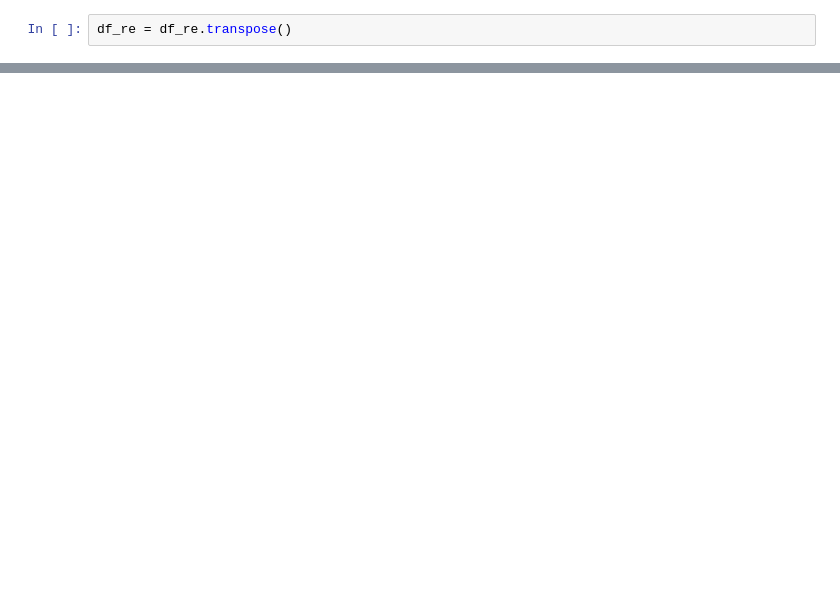
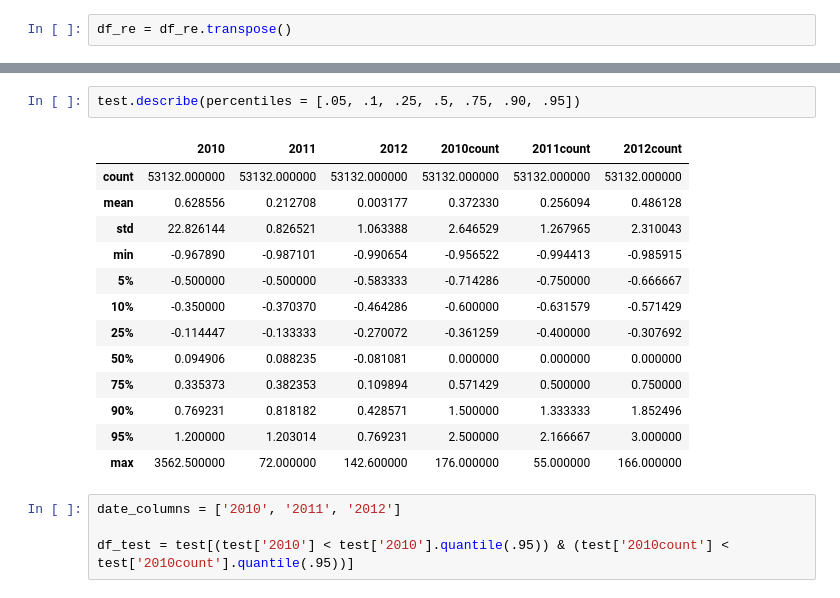
Before and after one commit to AmandaDoyle/BigDataTaxiFinalProject, a Jupyter notebook: Regression.ipynb, the cells around one changed output, grey strips where cells are left out. Drawn from its saved outputs; the diff is of its cells as text; blank space fills up the shorter version.

```diff
--- a/Regression.ipynb
+++ b/Regression.ipynb
@@ -47,0 +45,20 @@ IndexError: index 24 is out of bounds for size 24
+# %%
+test.describe(percentiles = [.05, .1, .25, .5, .75, .90, .95])
+# %% [output]
+|  | 2010 | 2011 | 2012 | 2010count | 2011count | 2012count |
+| count | 53132.000000 | 53132.000000 | 53132.000000 | 53132.000000 | 53132.000000 | 53132.000000 |
+| mean | 0.628556 | 0.212708 | 0.003177 | 0.372330 | 0.256094 | 0.486128 |
+| std | 22.826144 | 0.826521 | 1.063388 | 2.646529 | 1.267965 | 2.310043 |
+| min | -0.967890 | -0.987101 | -0.990654 | -0.956522 | -0.994413 | -0.985915 |
+| 5% | -0.500000 | -0.500000 | -0.583333 | -0.714286 | -0.750000 | -0.666667 |
+| 10% | -0.350000 | -0.370370 | -0.464286 | -0.600000 | -0.631579 | -0.571429 |
+| 25% | -0.114447 | -0.133333 | -0.270072 | -0.361259 | -0.400000 | -0.307692 |
+| 50% | 0.094906 | 0.088235 | -0.081081 | 0.000000 | 0.000000 | 0.000000 |
+| 75% | 0.335373 | 0.382353 | 0.109894 | 0.571429 | 0.500000 | 0.750000 |
+| 90% | 0.769231 | 0.818182 | 0.428571 | 1.500000 | 1.333333 | 1.852496 |
+| 95% | 1.200000 | 1.203014 | 0.769231 | 2.500000 | 2.166667 | 3.000000 |
+| max | 3562.500000 | 72.000000 | 142.600000 | 176.000000 | 55.000000 | 166.000000 |
+# %%
+date_columns = ['2010', '2011', '2012']
+
+df_test = test[(test['2010'] < test['2010'].quantile(.95)) & (test['2010count'] < test['2010count'].quantile(.95))]
```
Also changed, not shown: parts of 16 cells of this notebook.
